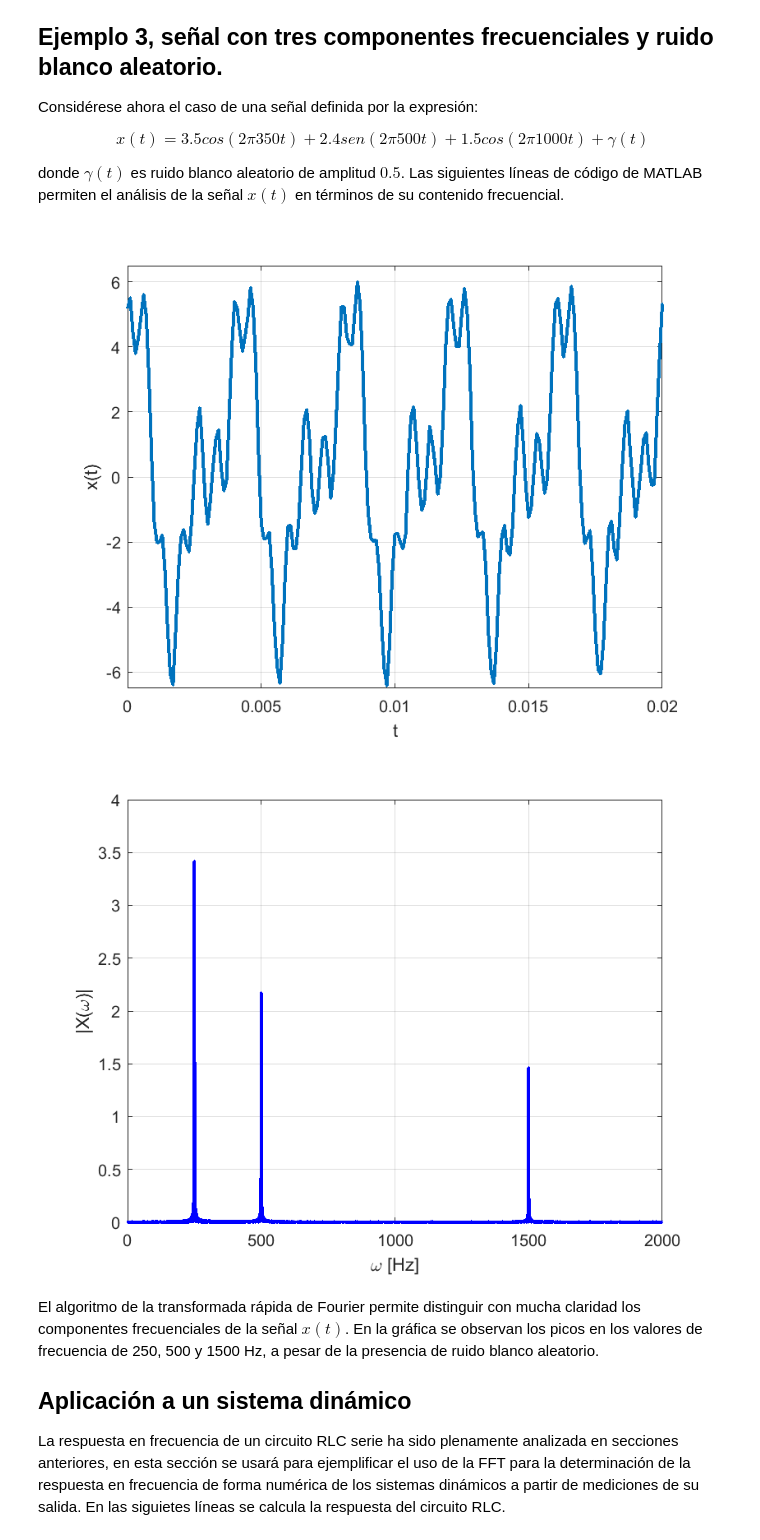
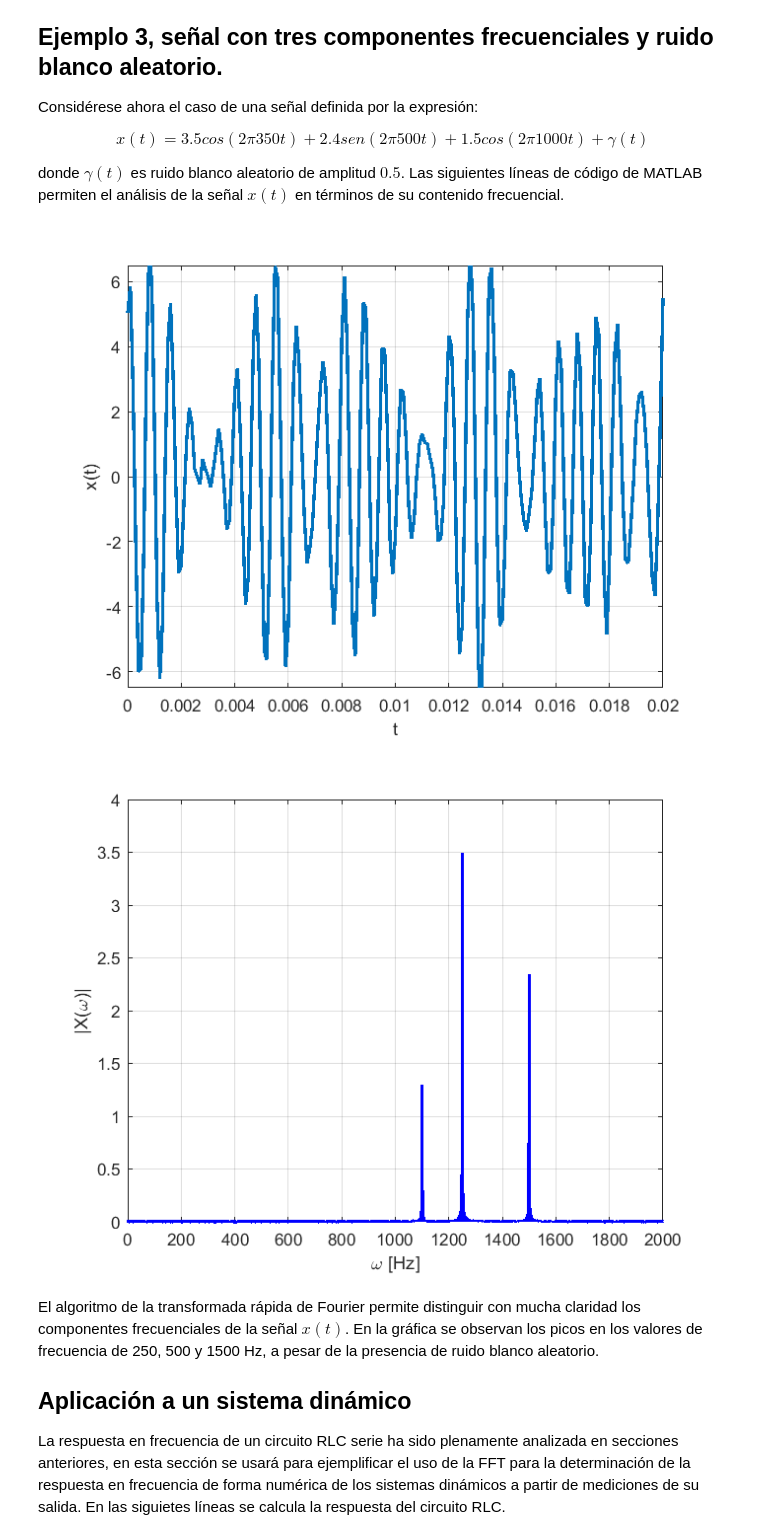
Before and after one commit to LuisGerardo2204/senales_sistemas, a Jupyter notebook: _build/jupyter_execute/Transformada_de_fourier.ipynb, the cells around one changed output. Cells and saved outputs as stored; diff of their text form; code cells hidden in the pictures.

```diff
--- a/_build/jupyter_execute/Transformada_de_fourier.ipynb
+++ b/_build/jupyter_execute/Transformada_de_fourier.ipynb
@@ -140,36 +137,36 @@ donde $\gamma(t)$ es ruido blanco aleatorio de amplitud $0.5$. Las siguientes l
 # %%
 clear
 close all
 clc
 
 freq_muestreo=10000;
 t=[0:1/freq_muestreo:2];
 
-x=3.5*cos(2*pi*250*t)+2.4*sin(2*pi*500*t)+1.5*cos(2*pi*1500*t)+0.5*rand(size(t));
+x=3.5*cos(2*pi*1250*t)+2.4*sin(2*pi*1500*t)+1.5*cos(2*pi*1100*t)+0.5*rand(size(t));
 
 figure
 plot(t,x,"linewidth",2);
 xlabel("t");
 ylabel("x(t)")
 axis([0 0.02 -6.5 6.5]) %La istrucción axis ajusta los ejes de la gráfica
 grid;
 
 n=(size(t));% número total de muestras a utilizar
 NFFT = 2^nextpow2(max(n));% resolución óptima para el cálculo de la FFT
 f = (freq_muestreo/2).*linspace(0,1,NFFT/2);
 
 Y= fft((x-mean(x)),NFFT)/(max(n)/2);%Calculo de la FFT, Y es el nombre del vector de salida
 r=Y(1:NFFT/2);%sólo se toma la parte de las frecuencias positivas es decir, la mitad del espectro
 
 figure
 plot(f,abs(r),'-b','LineWidth',2) % se grafica la magnitud contra la frecuencia.
 grid
 xlabel("\omega [Hz]")
 ylabel("|X(\omega)|")
 axis([0 2000, 0 4])
 # %% [output]
-[figure, old version]
+[figure, new version]
-[figure, old version]
+[figure, new version]
 # %% [markdown]
 El algoritmo de la transformada rápida de Fourier permite distinguir con mucha claridad los componentes frecuenciales de la señal $x(t)$. En la gráfica se observan los picos en los valores de frecuencia de 250, 500 y 1500 Hz, a pesar de la presencia de ruido blanco aleatorio.
 
```
Also changed, not shown: parts of 6 cells of this notebook, 30 other files.
